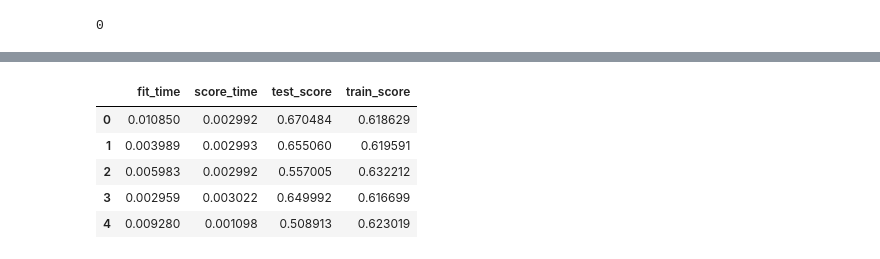
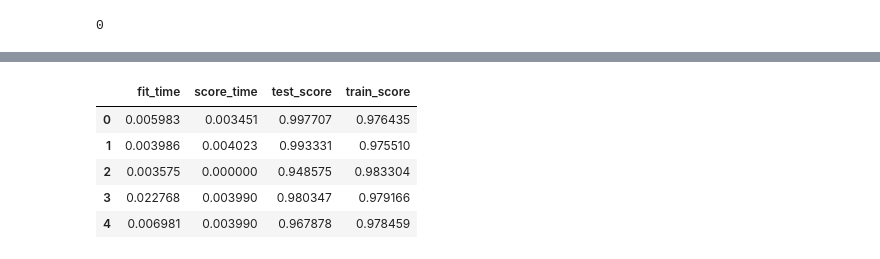
Before and after one commit to henrcaio/ML_Breast_Cancer, a Jupyter notebook: ML_Breast_Cancer.ipynb, the cells around one changed output, grey strips where cells are left out. Cells and saved outputs as stored; diff of their text form; code cells hidden in the pictures.

```diff
--- a/ML_Breast_Cancer.ipynb
+++ b/ML_Breast_Cancer.ipynb
@@ -102,23 +124,21 @@ Please also refer to the documentation for alternative solver options:
 # %%
 # Usando EN, KFold e CV
 
 n = 5
 en = ElasticNet()
 
 kf = KFold(n_splits=n, shuffle=True, random_state=42)
+
 result_cv = cross_validate(
-  estimator=en, X=X, y=y_encoded, cv=kf,
-  scoring="r2",
-  return_train_score=True
+  estimator=en, X=X, y=y_encoded, scoring='roc_auc', cv=kf, return_train_score=True
 )
+
+df_result_cv = pd.DataFrame(result_cv)
+df_result_cv
+# %% [output]
+|  | fit_time | score_time | test_score | train_score |
+| 0 | 0.005983 | 0.003451 | 0.997707 | 0.976435 |
+| 1 | 0.003986 | 0.004023 | 0.993331 | 0.975510 |
+| 2 | 0.003575 | 0.000000 | 0.948575 | 0.983304 |
+| 3 | 0.022768 | 0.003990 | 0.980347 | 0.979166 |
+| 4 | 0.006981 | 0.003990 | 0.967878 | 0.978459 |
-# %%
-df_result_cv = pd.DataFrame(result_cv)
-df_result_cv = df_result_cv.abs()
-df_result_cv
-# %% [output]
-|  | fit_time | score_time | test_score | train_score |
-| 0 | 0.010850 | 0.002992 | 0.670484 | 0.618629 |
-| 1 | 0.003989 | 0.002993 | 0.655060 | 0.619591 |
-| 2 | 0.005983 | 0.002992 | 0.557005 | 0.632212 |
-| 3 | 0.002959 | 0.003022 | 0.649992 | 0.616699 |
-| 4 | 0.009280 | 0.001098 | 0.508913 | 0.623019 |
```
Also changed, not shown: parts of 9 cells of this notebook.
